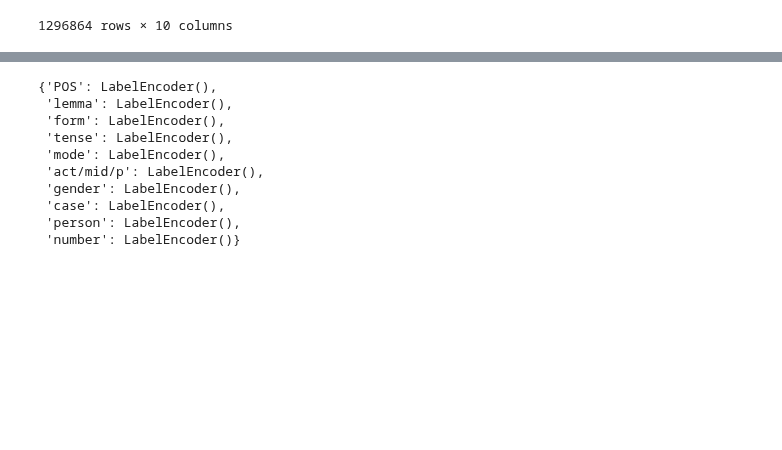
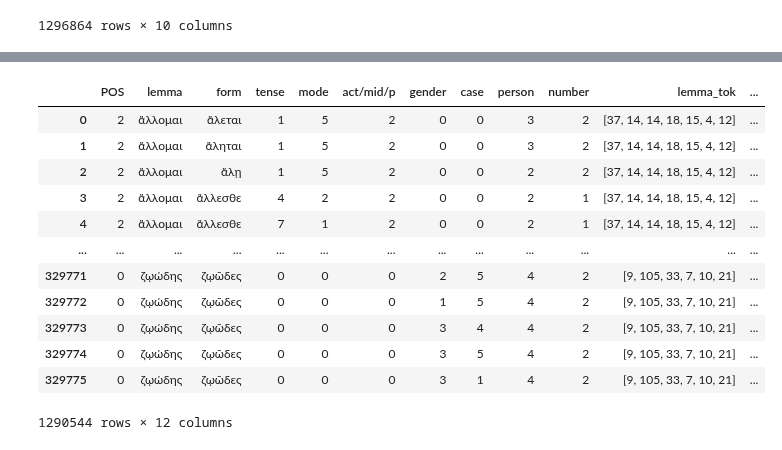
Before and after one commit to CaterinaDAngelo/thesis, a Jupyter notebook: processing_df_reinfl.ipynb, the cells around one changed output, grey strips where cells are left out. Cells and saved outputs as stored; diff of their text form; code cells hidden in the pictures; blank space fills up the shorter version.

Commit message:
finished preprocessing of dataset for re-inflection model, the features are indexes

```diff
--- a/processing_df_reinfl.ipynb
+++ b/processing_df_reinfl.ipynb
@@ -437,0 +197,17 @@ import string
+# %%
+# elimino i simboli che sono stati erroneamente inseriti nei lemmi e nelle forme inflesse che non aggiungono significato
+
+chars_to_del = ["%", "(", ")", "-", "1", "2", "3", "="]
+
+for char in chars_to_del:
+
+    morph_df.loc[:, "form"] = morph_df["form"].str.replace(char, '', regex=False)
+    morph_df.loc[:, "lemma"] = morph_df["lemma"].str.replace(char, '', regex=False)
+# %%
+# elimino le righe del df con i simboli che sono stati erroneamente inseriti nei lemmi e nelle forme inflesse che non aggiungono significato
+
+rows_to_del = [',', '/', '†', '́']
+
+pattern = '[' + ''.join(rows_to_del) + ']'
+
+morph_df = morph_df[~morph_df["form"].str.contains(pattern, regex = True) & ~morph_df["lemma"].str.contains(pattern, regex = True) ].copy()
@@ -468,13 +260,0 @@ char_vocab
-# %%
-label_encoders
-# %% [output]
-{'POS': LabelEncoder(),
- 'lemma': LabelEncoder(),
- 'form': LabelEncoder(),
- 'tense': LabelEncoder(),
- 'mode': LabelEncoder(),
- 'act/mid/p': LabelEncoder(),
- 'gender': LabelEncoder(),
- 'case': LabelEncoder(),
- 'person': LabelEncoder(),
- 'number': LabelEncoder()}
@@ -519,0 +261,25 @@ model.summary()
+# %%
+# creo un dizionario che assegna ad ogni carattere un indice
+char_to_idx = {char: idx for idx, char in enumerate(char_vocab)}
+
+vocab_size = len(char_to_idx)
+# %%
+# creo altre due colonne nel dataset in cui inserisco la mappatura in indice dei caratteri delle colonne "form" e "lemma"
+morph_df.loc[:, "lemma_tok"] = morph_df["lemma"].apply(lambda x: [char_to_idx.get(char) for char in x])
+morph_df.loc[:, "form_tok"] = morph_df["form"].apply(lambda x: [char_to_idx.get(char) for char in x])
+# %%
+morph_df
+# %% [output]
+|  | POS | lemma | form | tense | mode | act/mid/p | gender | case | person | number | lemma_tok | ... |
+| 0 | 2 | ἅλλομαι | ἅλεται | 1 | 5 | 2 | 0 | 0 | 3 | 2 | [37, 14, 14, 18, 15, 4, 12] | ... |
+| 1 | 2 | ἅλλομαι | ἅληται | 1 | 5 | 2 | 0 | 0 | 3 | 2 | [37, 14, 14, 18, 15, 4, 12] | ... |
+| 2 | 2 | ἅλλομαι | ἅλῃ | 1 | 5 | 2 | 0 | 0 | 2 | 2 | [37, 14, 14, 18, 15, 4, 12] | ... |
+| 3 | 2 | ἅλλομαι | ἅλλεσθε | 4 | 2 | 2 | 0 | 0 | 2 | 1 | [37, 14, 14, 18, 15, 4, 12] | ... |
+| 4 | 2 | ἅλλομαι | ἅλλεσθε | 7 | 1 | 2 | 0 | 0 | 2 | 1 | [37, 14, 14, 18, 15, 4, 12] | ... |
+| ... | ... | ... | ... | ... | ... | ... | ... | ... | ... | ... | ... | ... |
+| 329771 | 0 | ζῳώδης | ζῳῶδες | 0 | 0 | 0 | 2 | 5 | 4 | 2 | [9, 105, 33, 7, 10, 21] | ... |
+| 329772 | 0 | ζῳώδης | ζῳῶδες | 0 | 0 | 0 | 1 | 5 | 4 | 2 | [9, 105, 33, 7, 10, 21] | ... |
+| 329773 | 0 | ζῳώδης | ζῳῶδες | 0 | 0 | 0 | 3 | 4 | 4 | 2 | [9, 105, 33, 7, 10, 21] | ... |
+| 329774 | 0 | ζῳώδης | ζῳῶδες | 0 | 0 | 0 | 3 | 5 | 4 | 2 | [9, 105, 33, 7, 10, 21] | ... |
+| 329775 | 0 | ζῳώδης | ζῳῶδες | 0 | 0 | 0 | 3 | 1 | 4 | 2 | [9, 105, 33, 7, 10, 21] | ... |
+1290544 rows × 12 columns
```
Also changed, not shown: parts of 38 cells of this notebook.
